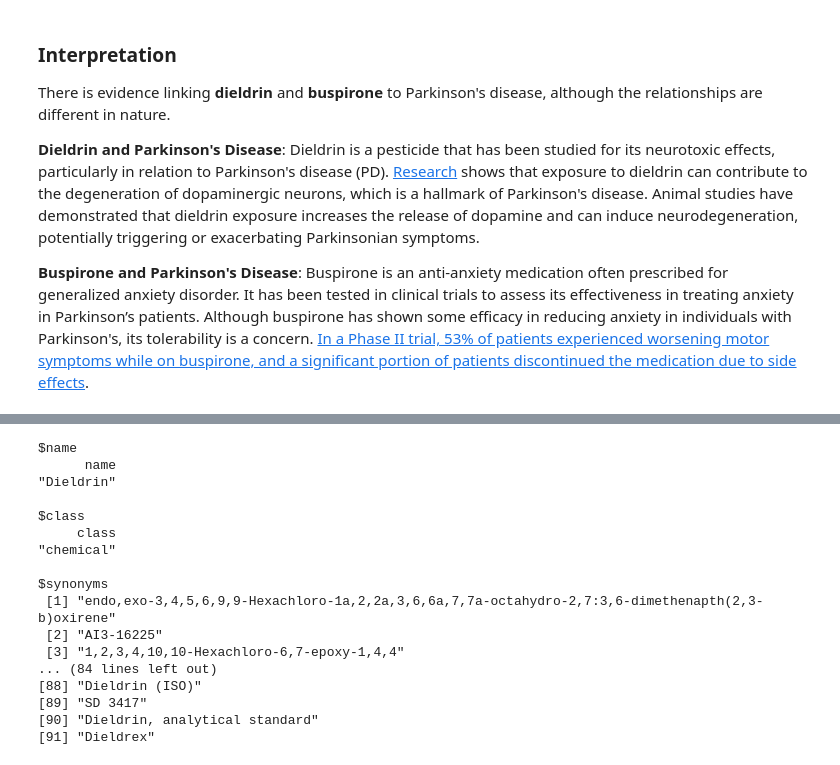
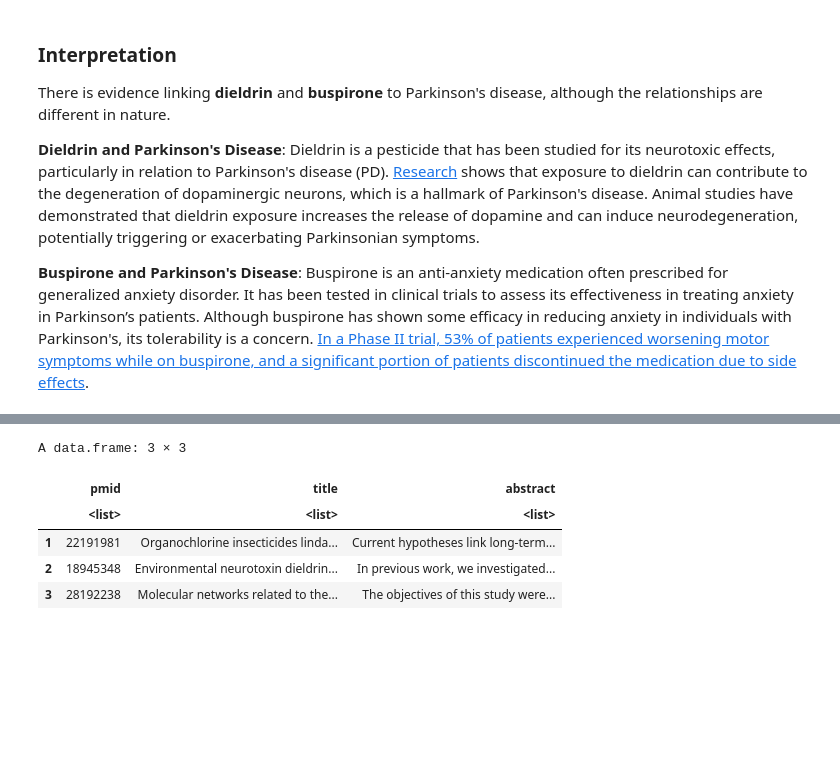
Before and after one commit to i-shah/RelMineR, a Jupyter notebook: nb/001-relminer-vignette.ipynb, the cells around one changed output, grey strips where cells are left out. Cells and saved outputs as stored; diff of their text form; code cells hidden in the pictures; blank space fills up the shorter version.

```diff
--- a/nb/001-relminer-vignette.ipynb
+++ b/nb/001-relminer-vignette.ipynb
@@ -295,25 +303,5 @@ There is evidence linking **dieldrin** and **buspirone** to Parkinson's disease,
 # %%
 result <- Filter(function(i) i$name == "Dieldrin", chem_ents)
-# %%
-result[[1]]
-# %% [output]
-$name
-      name
-"Dieldrin"
-
-$class
-     class
-"chemical"
-
-$synonyms
- [1] "endo,exo-3,4,5,6,9,9-Hexachloro-1a,2,2a,3,6,6a,7,7a-octahydro-2,7:3,6-dimethenapth(2,3-b)oxirene"
- [2] "AI3-16225"
- [3] "1,2,3,4,10,10-Hexachloro-6,7-epoxy-1,4,4"
-... (84 lines left out)
-[88] "Dieldrin (ISO)"
-[89] "SD 3417"
-[90] "Dieldrin, analytical standard"
-[91] "Dieldrex"
 # %%
-A<-res
+A<-result[[1]]
 B<-dis_ents[[1]]
@@ -319,0 +310,2 @@ B<-dis_ents[[1]]
+# %%
+X <- find_abstracts(A,B,RM0)
@@ -319,0 +314,9 @@ B<-dis_ents[[1]]
+# %%
+X[1:3,]
+# %% [output]
+A data.frame: 3 × 3
+|  | pmid | title | abstract |
+|  | <list> | <list> | <list> |
+| 1 | 22191981 | Organochlorine insecticides linda... | Current hypotheses link long-term... |
+| 2 | 18945348 | Environmental neurotoxin dieldrin... | In previous work, we investigated... |
+| 3 | 28192238 | Molecular networks related to the... | The objectives of this study were... |
```
Also changed, not shown: parts of 6 cells of this notebook, 1 other file.
